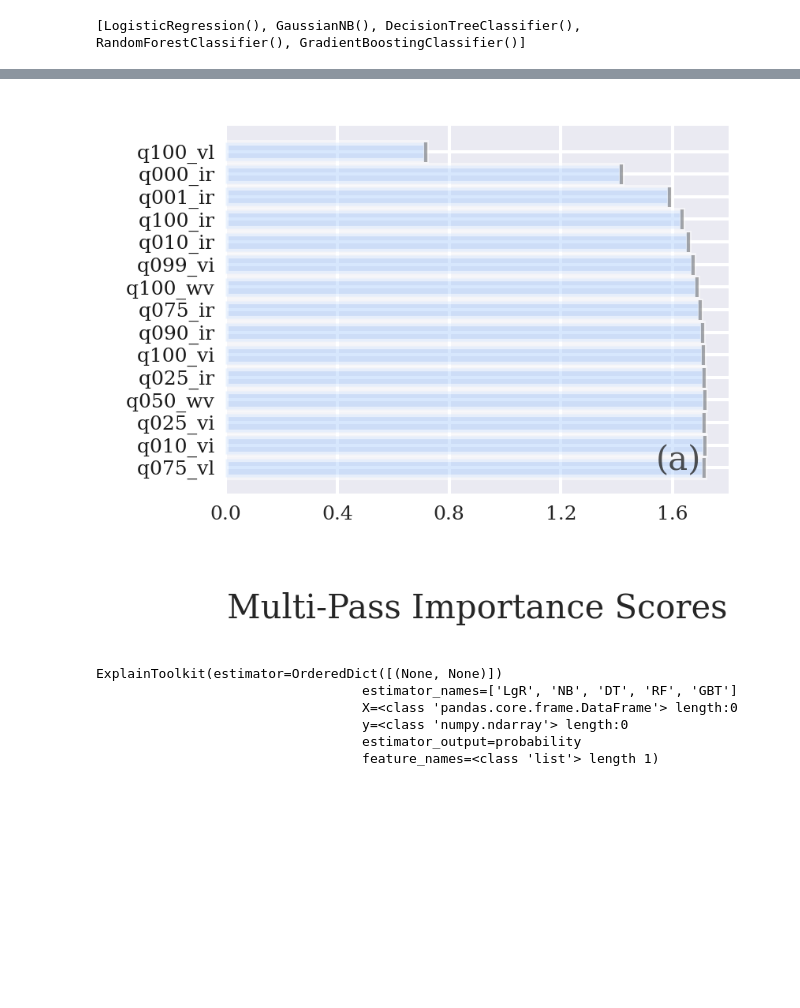
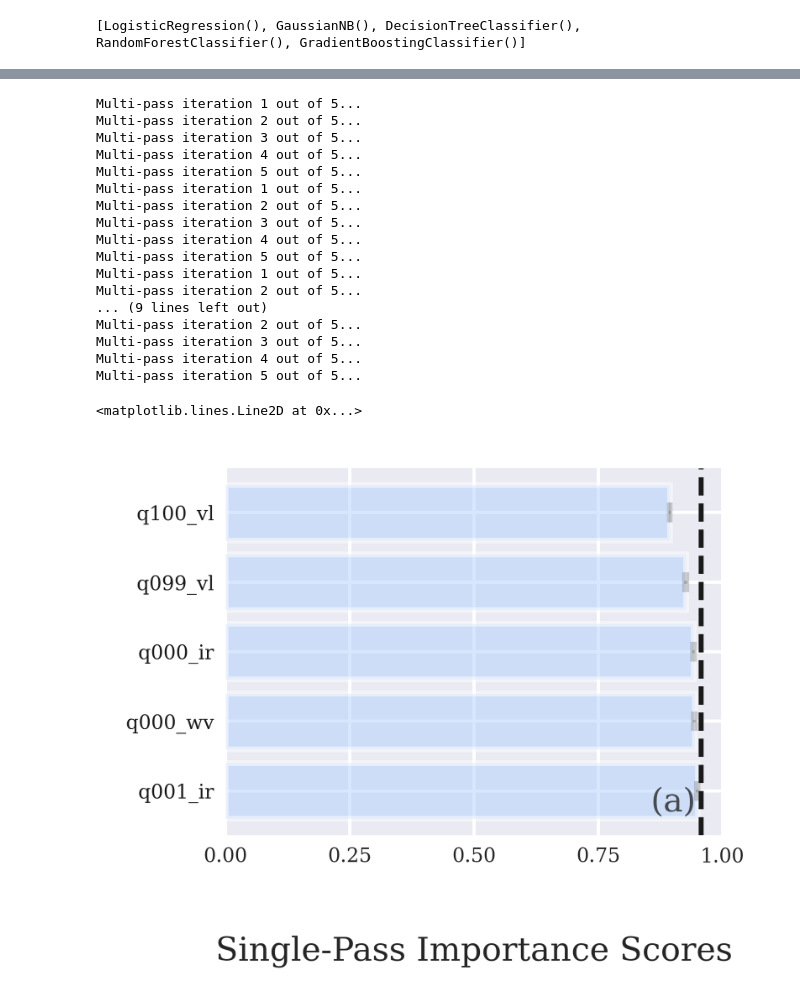
Before and after one commit to ai2es/WAF_ML_Tutorial_Part1, a Jupyter notebook: jupyter_notebooks/Notebook09_InterpretationATrainedMLModel.ipynb, the cells around one changed output, grey strips where cells are left out. Drawn from its saved outputs; the diff is of its cells as text; code cells hidden in the pictures; blank space fills up the shorter version.

```diff
--- a/jupyter_notebooks/Notebook09_InterpretationATrainedMLModel.ipynb
+++ b/jupyter_notebooks/Notebook09_InterpretationATrainedMLModel.ipynb
@@ -42,7 +46,17 @@ import sys
 sys.path.insert(1, '../scripts/')
 from aux_functions import load_n_combine_df
 import numpy as np
-(X_train,y_train),_,_ = load_n_combine_df(path_to_data='../datasets/sevir/',features_to_keep=np.arange(0,36,1),class_labels=True)
+(X_train,y_train),(X_validate,y_validate),_ = load_n_combine_df(path_to_data='../datasets/sevir/',features_to_keep=np.arange(0,36,1),class_labels=True)
+
+#remember since we have all 36 predictors we need to scale the inputs
+from sklearn.preprocessing import StandardScaler
+#create scaling object
+scaler = StandardScaler()
+#fit scaler to training data
+scaler.fit(X_train)
+#transform feature data into scaled space
+X_train = scaler.transform(X_train)
+X_validate = scaler.transform(X_validate)
 ################################################################################################
 # %% [output]
 [LogisticRegression(), GaussianNB(), DecisionTreeClassifier(), RandomForestClassifier(), GradientBoostingClassifier()]
@@ -49,7 +116,5 @@ import numpy as np
 # %%
 import skexplain
+
+estimators = estimators = [('LogisticRegression',model_list[0]),('NaiveBayes',model_list[1]),('DecisionTree',model_list[2]),('RandomForest',model_list[3]),('GradientBoostedTrees',model_list[4])]
+explainer = skexplain.ExplainToolkit(estimators=estimators, X=X_df, y=y_validate,)
-# %%
-explainer = skexplain.ExplainToolkit()
-pathloc = '../datasets/explanations/multipass_importance_auc_full_backward_ALLMODELS.nc'
-# Load the results file; gets load as a class attribute
-results = explainer.load(fnames=pathloc)
@@ -56,16 +146,40 @@ results = explainer.load(fnames=pathloc)
 # %%
-fig = explainer.plot_importance(data=results,
-                                panels=[('multipass', 'LgR')],
-                                num_vars_to_plot=15,
-                                 )
+results = explainer.permutation_importance(n_vars=5,evaluation_fn='auc', n_permute=10, subsample=0.25,n_jobs=1,verbose=True,random_seed=42,
+                                           direction='backward',)
+
+# Save the permutation importance results as a netcdf file using the bulit-in function within mintpy
+# explainer.save(fname='multipass_importance_naupdc.nc', data=results)
 # %% [output]
-[figure, removed]
+Multi-pass iteration 1 out of 5...
+Multi-pass iteration 2 out of 5...
+Multi-pass iteration 3 out of 5...
+Multi-pass iteration 4 out of 5...
+Multi-pass iteration 5 out of 5...
+Multi-pass iteration 1 out of 5...
+Multi-pass iteration 2 out of 5...
+Multi-pass iteration 3 out of 5...
+Multi-pass iteration 4 out of 5...
+Multi-pass iteration 5 out of 5...
+Multi-pass iteration 1 out of 5...
+Multi-pass iteration 2 out of 5...
+... (9 lines left out)
+Multi-pass iteration 2 out of 5...
+Multi-pass iteration 3 out of 5...
+Multi-pass iteration 4 out of 5...
+Multi-pass iteration 5 out of 5...
 # %%
-explainer
+import matplotlib.pyplot as plt
+
+#make default resolution of figures much higher (i.e., High definition)
+%config InlineBackend.figure_format = 'retina'
+
+fig = explainer.plot_importance(data=results,
+                                panels=[('singlepass', 'RandomForest')],
+                                num_vars_to_plot=5,
+                                 zorder=1)
+
+ax = plt.gca()
+ax.axvline(results.original_score__RandomForest[0],color='k',ls='--',zorder=0)
 # %% [output]
-ExplainToolkit(estimator=OrderedDict([(None, None)])
-                                  estimator_names=['LgR', 'NB', 'DT', 'RF', 'GBT']
-                                  X=<class 'pandas.core.frame.DataFrame'> length:0
-                                  y=<class 'numpy.ndarray'> length:0
-                                  estimator_output=probability
-                                  feature_names=<class 'list'> length 1)
+<matplotlib.lines.Line2D at 0x...>
+[figure, added]
```
Also changed, not shown: parts of 7 cells of this notebook, 16 other files.
